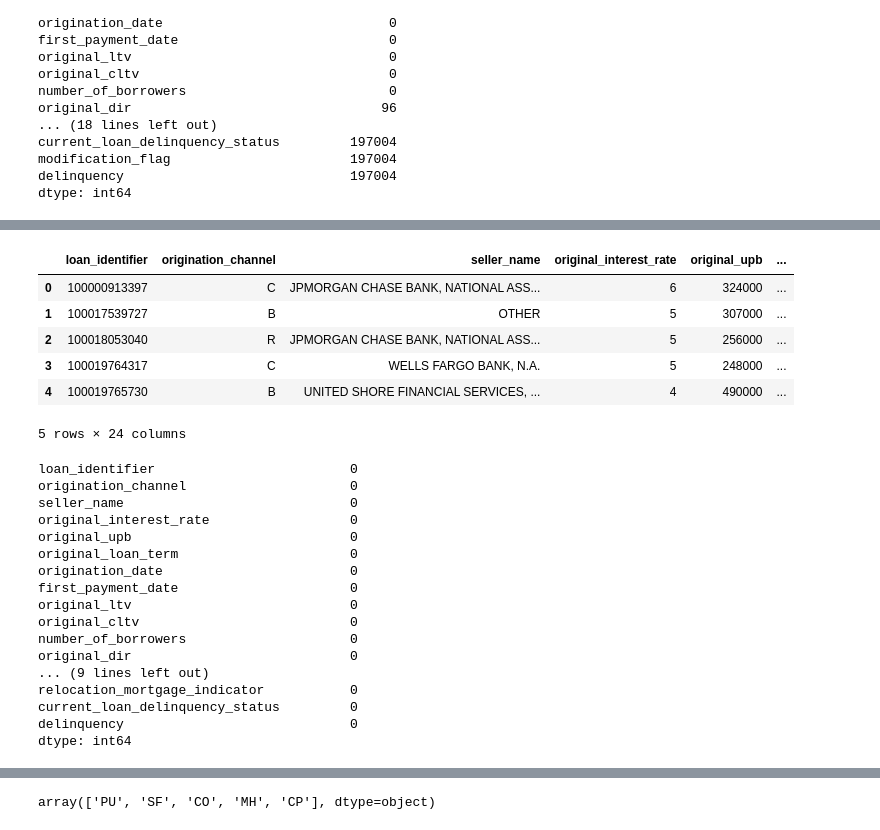
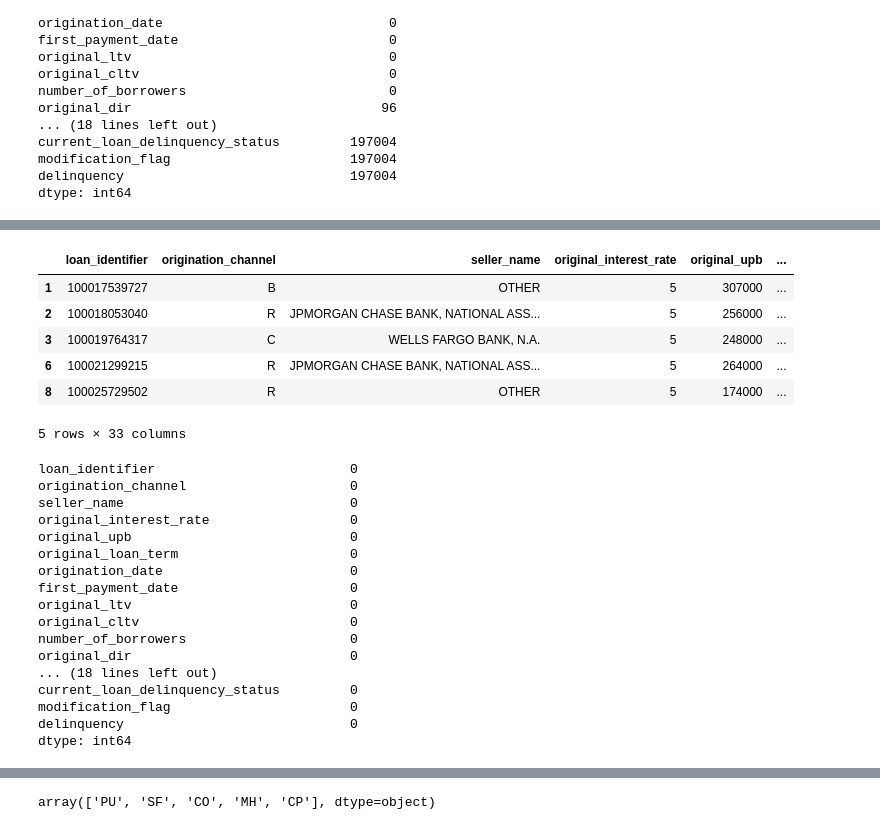
Before and after one commit to Azaima-Asghar/Modeling-Probability-Of-Delinquency, a Jupyter notebook: Mortgage_Analysis.ipynb, the cells around one changed output, grey strips where cells are left out. Drawn from its saved outputs; the diff is of its cells as text; code cells hidden in the pictures.

```diff
--- a/Mortgage_Analysis.ipynb
+++ b/Mortgage_Analysis.ipynb
@@ -161,15 +119,15 @@ dtype: int64
 # %%
 # Drop the null values present in the dataframe.
-clean_mortgage_data = mortgage_data.dropna()
+clean_mortgage_data = mortgage_df.dropna()
 clean_mortgage_data.head()
 # %% [output]
 |  | loan_identifier | origination_channel | seller_name | original_interest_rate | original_upb | ... |
-| 0 | 100000913397 | C | JPMORGAN CHASE BANK, NATIONAL ASS... | 6 | 324000 | ... |
 | 1 | 100017539727 | B | OTHER | 5 | 307000 | ... |
 | 2 | 100018053040 | R | JPMORGAN CHASE BANK, NATIONAL ASS... | 5 | 256000 | ... |
 | 3 | 100019764317 | C | WELLS FARGO BANK, N.A. | 5 | 248000 | ... |
-| 4 | 100019765730 | B | UNITED SHORE FINANCIAL SERVICES, ... | 4 | 490000 | ... |
+| 6 | 100021299215 | R | JPMORGAN CHASE BANK, NATIONAL ASS... | 5 | 264000 | ... |
+| 8 | 100025729502 | R | OTHER | 5 | 174000 | ... |
-5 rows × 24 columns
+5 rows × 33 columns
 # %%
 # Check the null values in the clean dataframe.
 clean_mortgage_data.isnull().sum()
@@ -186,9 +144,9 @@ original_ltv                            0
 original_cltv                           0
 number_of_borrowers                     0
 original_dir                            0
-... (9 lines left out)
-relocation_mortgage_indicator           0
+... (18 lines left out)
 current_loan_delinquency_status         0
+modification_flag                       0
 delinquency                             0
 dtype: int64
 # %%
```
Also changed, not shown: parts of 19 cells of this notebook.
